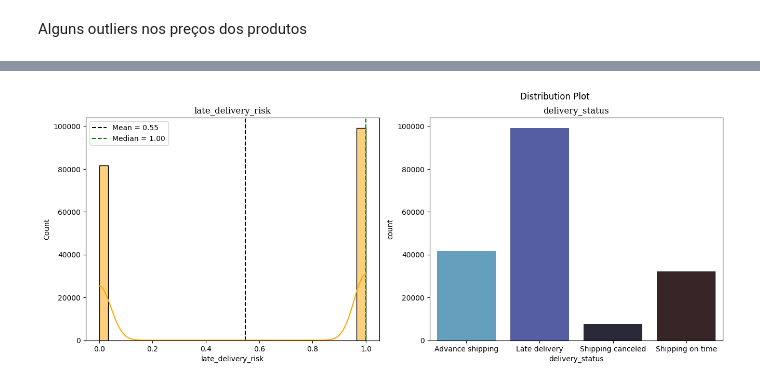
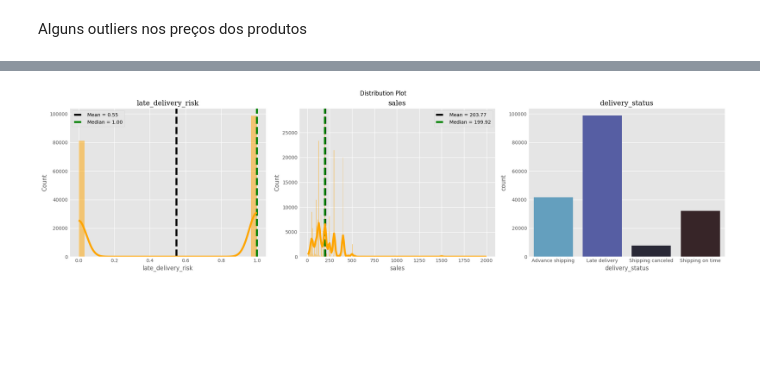
Before and after one commit to matheuscamposmt/supply-chain, a Jupyter notebook: notebook.ipynb, the cells around one changed output, grey strips where cells are left out. Drawn from its saved outputs; the diff is of its cells as text; code cells hidden in the pictures; blank space fills up the shorter version.

```diff
--- a/notebook.ipynb
+++ b/notebook.ipynb
@@ -9,7 +9,7 @@ import pandas as pd
 import numpy as np
 import seaborn as sns
 import matplotlib.pyplot as plt
-from ydata_profiling import ProfileReport
+plt.style.use('ggplot')
 from utils import standardise_column_names, plot_boxplots, distribution_plot
 
 chain = pd.read_csv('supply_chain.csv', encoding='latin-1')
@@ -214,4 +200,4 @@ Alguns outliers nos preços dos produtos
 # %%
-distribution_plot(data, include_columns=['late_delivery_risk','delivery_status'])
+distribution_plot(data, include_columns=['late_delivery_risk','delivery_status', 'sales'])
 # %% [output]
-[figure, old version]
+[figure, new version]
```
Also changed, not shown: parts of 59 cells of this notebook, 13 other files.
